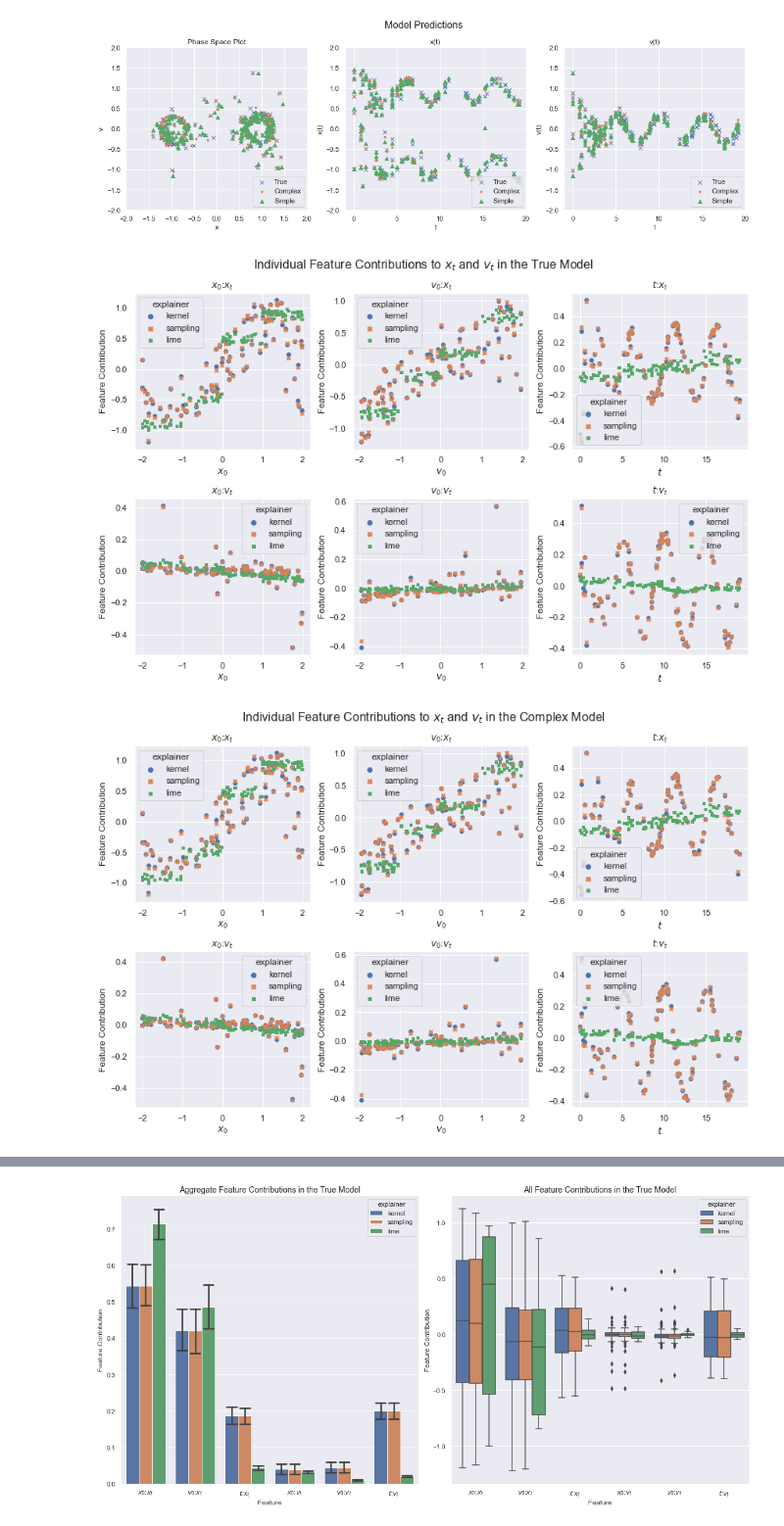
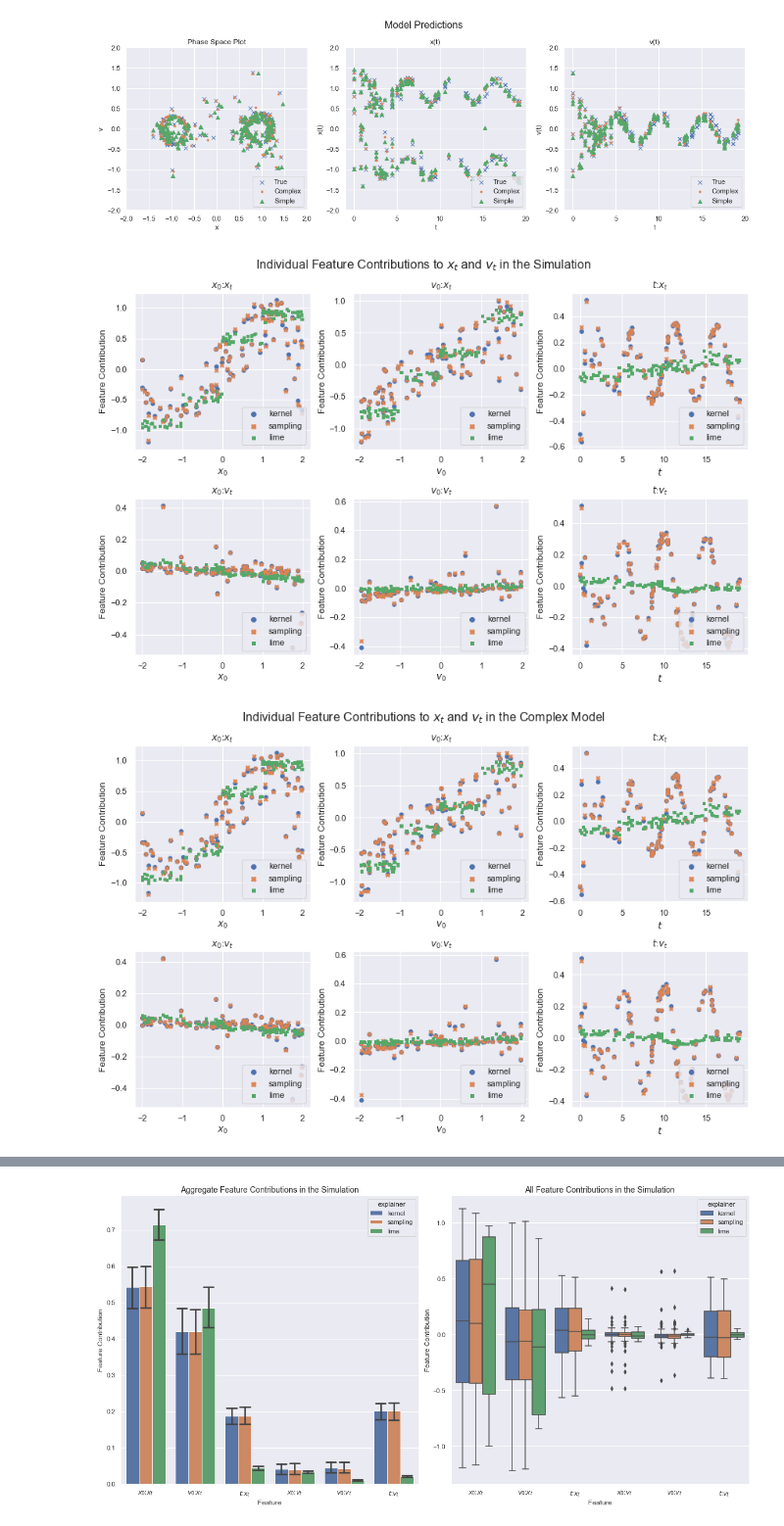
Before and after one commit to wgrosche/XAI, a Jupyter notebook: Plotting/Plotting_Notebook_all.ipynb, the cells around one changed output, grey strips where cells are left out. Shown at 98% size. Cells and saved outputs as stored; diff of their text form; code cells hidden in the pictures.

```diff
--- a/Plotting/Plotting_Notebook_all.ipynb
+++ b/Plotting/Plotting_Notebook_all.ipynb
@@ -67,6 +67,7 @@ k = 1
 plot_features = [r"$x_0$", r"$v_0$", r"$t$"]
 plot_labels = [r"$x_t$", r"$v_t$"]
 
+model_names = {"True" : "Simulation", "Complex" : "Complex Model", "Simple" : "Simple Model"}
 feature_setting = Settings[i]
 params = Param_array[k]
 
@@ -275,22 +255,23 @@ if save == True:
 # %%
 for models_ in big_df['Model'].unique():
     plotting_df = big_df.where(big_df["explainer"].isin(["sampling", "kernel", "lime"])).where(big_df["Model"]==models_).dropna()
     plotting_df[duffing.features] = pd.DataFrame(duffing.scaler.inverse_transform(big_df[duffing.features]),
                                                  columns = features)
     f, axs = plt.subplots(len(duffing.labels), len(duffing.features), figsize = (len(duffing.features)*4,len(duffing.labels)*4),
                       gridspec_kw = dict(width_ratios = [4 for i in duffing.features]))
     for i, feat_ in enumerate(duffing.features):
         for j, label_ in enumerate(duffing.labels):
             sns.scatterplot(x=feat_, y=label_+"_"+feat_, data=plotting_df, ax=axs[j,i],
                             linewidth = .1, hue = "explainer", style = "explainer", edgecolor="none")
             axs[j,i].set_title(plot_features[i]+":"+plot_labels[j])
             axs[j,i].set_xlabel(plot_features[i])
             axs[j,i].set_ylabel('Feature Contribution')
-    f.suptitle(r"Individual Feature Contributions to $x_t$ and $v_t$ in the " + models_ + " Model", fontsize = 16)
+            axs[j,i].legend(loc = 4)
+    f.suptitle(r"Individual Feature Contributions to $x_t$ and $v_t$ in the " + model_names[models_], fontsize = 16)
 
     f.tight_layout()
     if save == True:
         f.savefig("Images/Individual/"+models_+"_"+save_suffix+".svg", dpi='figure')
 # %% [output]
-[figure, old version]
+[figure, new version]
-[figure, old version]
+[figure, new version]
```
Also changed, not shown: parts of 4 cells of this notebook, 2 other files.
